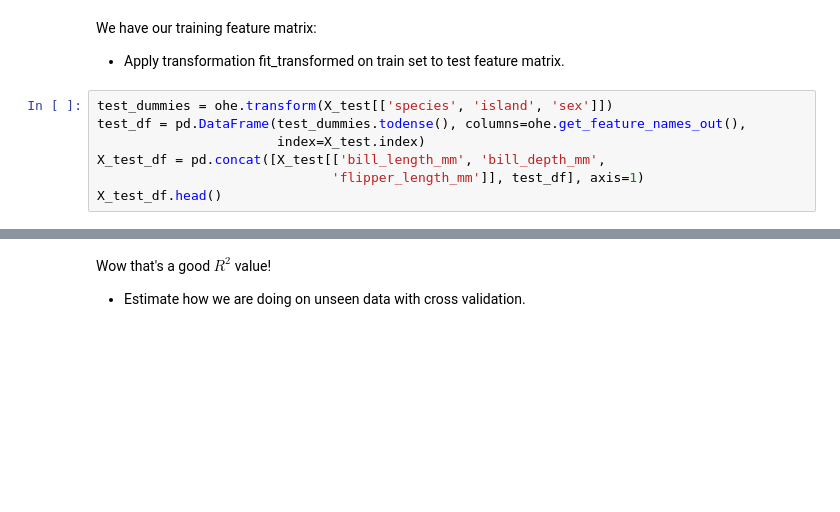
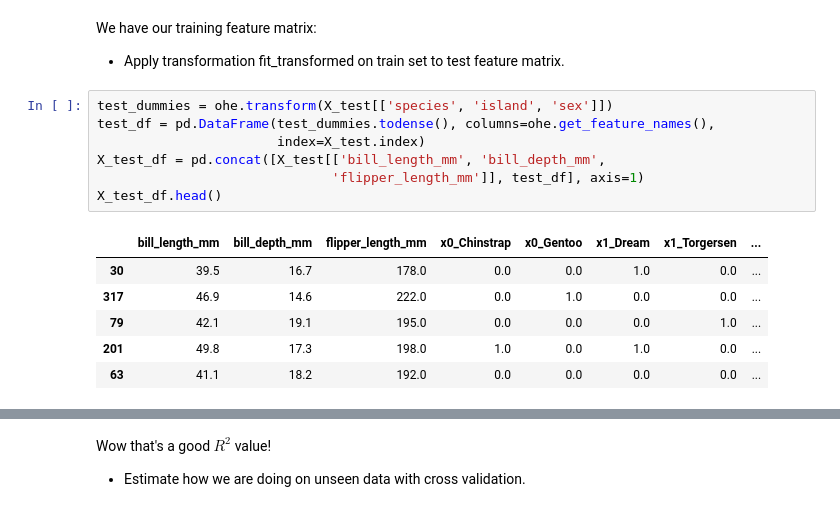
Before and after one commit to DrewAlderfer/NYC-DS-091922, a Jupyter notebook: Phase_3/Phase3_Topic23_Regularization/Regularization_CrossValidation.ipynb, the cells around one changed output, grey strips where cells are left out. Saved outputs shown, nothing was run; the diff lists cells and outputs as text; blank space fills up the shorter version.

```diff
--- a/Phase_3/Phase3_Topic23_Regularization/Regularization_CrossValidation.ipynb
+++ b/Phase_3/Phase3_Topic23_Regularization/Regularization_CrossValidation.ipynb
@@ -416,11 +441,18 @@ We have our training feature matrix:
 - Apply transformation fit_transformed on train set to test feature matrix.
 # %%
 test_dummies = ohe.transform(X_test[['species', 'island', 'sex']])
-test_df = pd.DataFrame(test_dummies.todense(), columns=ohe.get_feature_names_out(),
+test_df = pd.DataFrame(test_dummies.todense(), columns=ohe.get_feature_names(),
                        index=X_test.index)
 X_test_df = pd.concat([X_test[['bill_length_mm', 'bill_depth_mm',
                               'flipper_length_mm']], test_df], axis=1)
 X_test_df.head()
+# %% [output]
+|  | bill_length_mm | bill_depth_mm | flipper_length_mm | x0_Chinstrap | x0_Gentoo | x1_Dream | x1_Torgersen | ... |
+| 30 | 39.5 | 16.7 | 178.0 | 0.0 | 0.0 | 1.0 | 0.0 | ... |
+| 317 | 46.9 | 14.6 | 222.0 | 0.0 | 1.0 | 0.0 | 0.0 | ... |
+| 79 | 42.1 | 19.1 | 195.0 | 0.0 | 0.0 | 0.0 | 1.0 | ... |
+| 201 | 49.8 | 17.3 | 198.0 | 1.0 | 0.0 | 1.0 | 0.0 | ... |
+| 63 | 41.1 | 18.2 | 192.0 | 0.0 | 0.0 | 0.0 | 0.0 | ... |
 # %%
 lr1 = LinearRegression()
 lr1.fit(X_train_df, y_train)
```
Also changed, not shown: parts of 72 cells of this notebook.
